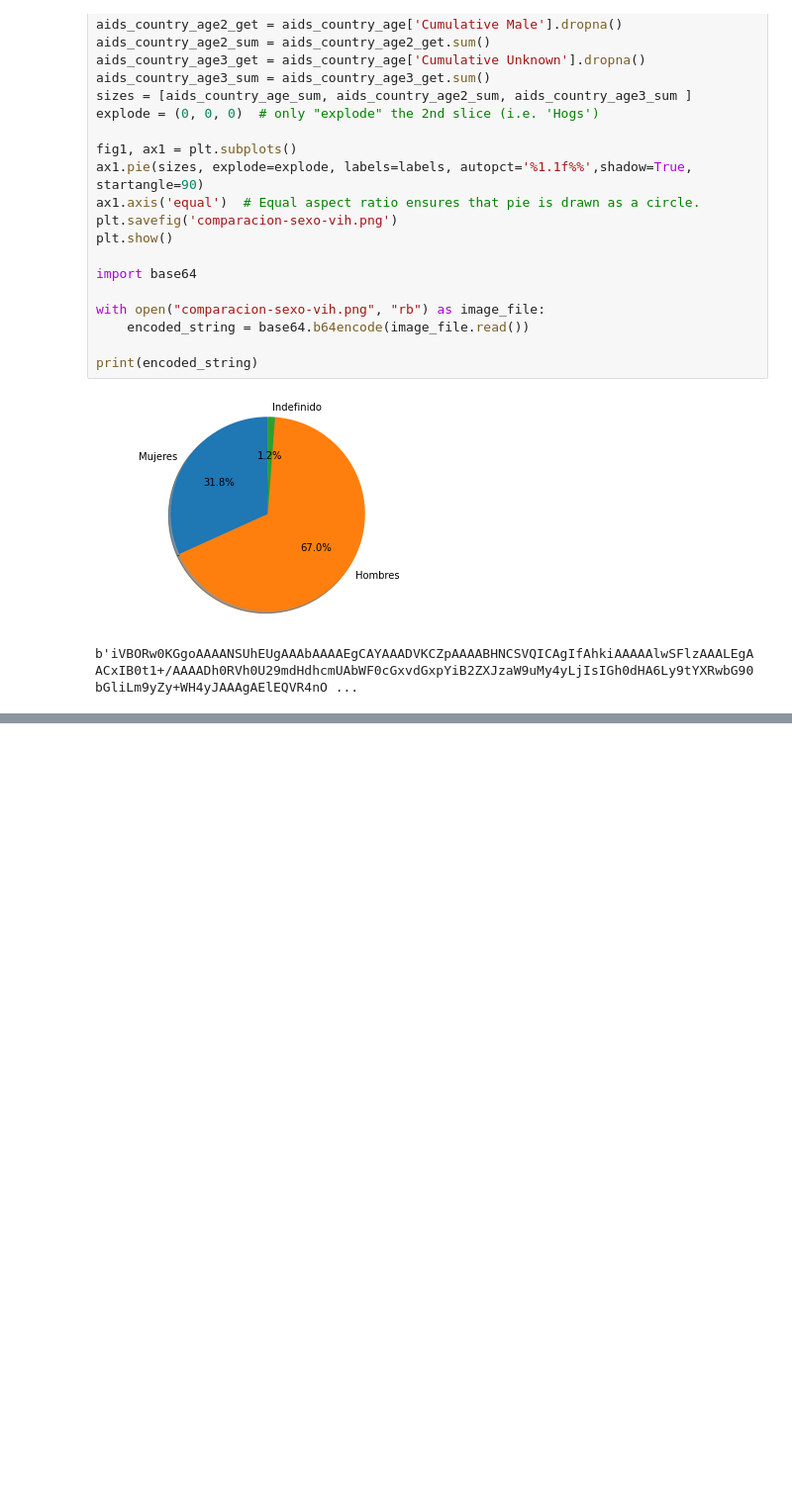
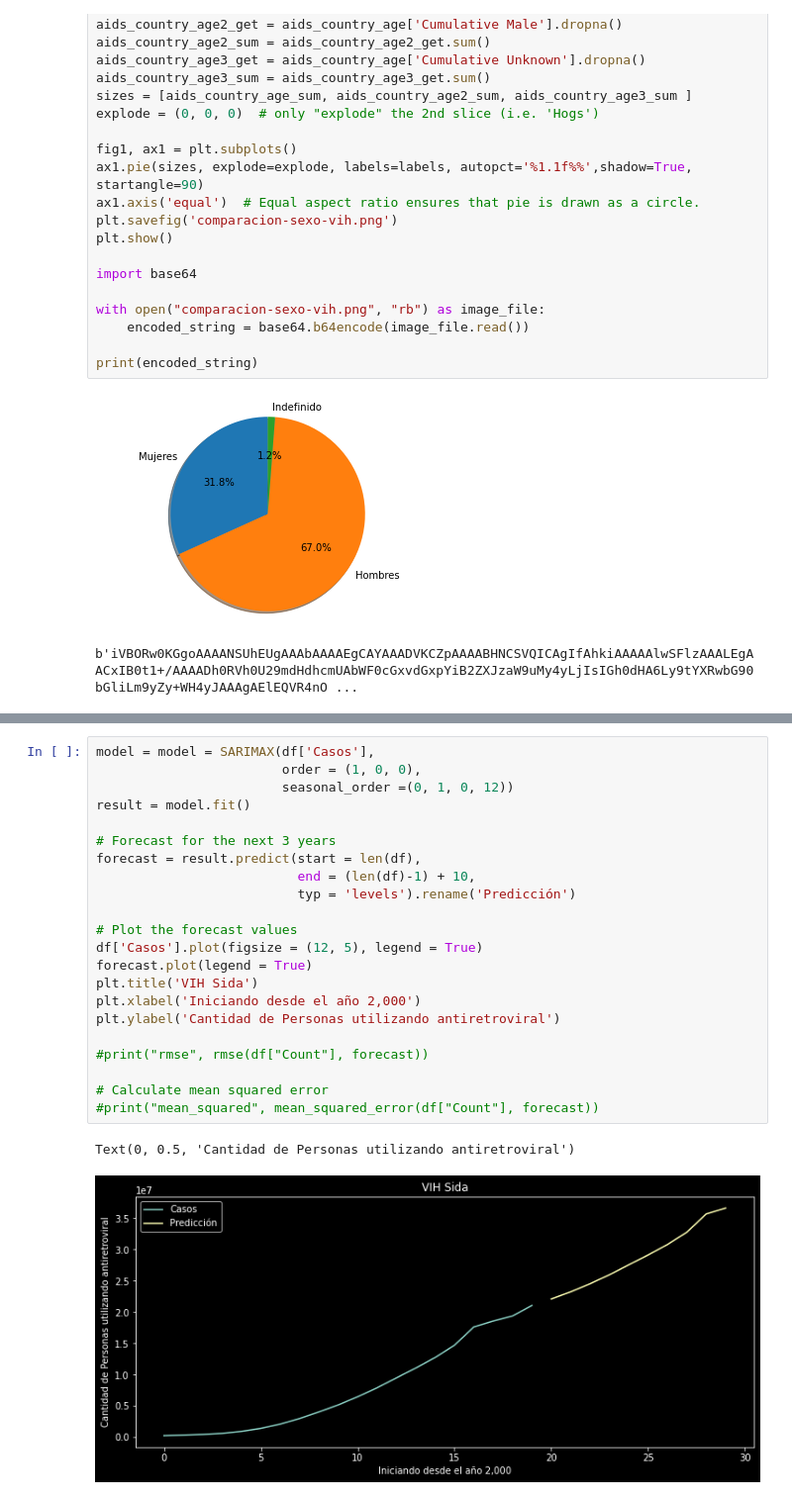
Before and after one commit to LEPPEDIAZ/Pandemias_Mundiales, a Jupyter notebook: Predicciones VIH.ipynb, the cells around one changed output, grey strips where cells are left out. Shown: that part at 99% size. Cells and saved outputs as stored; diff of their text form; blank space fills up the shorter version.

```diff
--- a/Predicciones VIH.ipynb
+++ b/Predicciones VIH.ipynb
@@ -655,0 +938,25 @@
+# %%
+model = model = SARIMAX(df['Casos'],
+                        order = (1, 0, 0),
+                        seasonal_order =(0, 1, 0, 12))
+result = model.fit()
+
+# Forecast for the next 3 years
+forecast = result.predict(start = len(df),
+                          end = (len(df)-1) + 10,
+                          typ = 'levels').rename('Predicción')
+
+# Plot the forecast values
+df['Casos'].plot(figsize = (12, 5), legend = True)
+forecast.plot(legend = True)
+plt.title('VIH Sida')
+plt.xlabel('Iniciando desde el año 2,000')
+plt.ylabel('Cantidad de Personas utilizando antiretroviral')
+
+#print("rmse", rmse(df["Count"], forecast))
+
+# Calculate mean squared error
+#print("mean_squared", mean_squared_error(df["Count"], forecast))
+# %% [output]
+Text(0, 0.5, 'Cantidad de Personas utilizando antiretroviral')
+[figure, added]
```
Also changed, not shown: parts of 15 cells of this notebook, 3 other files.
